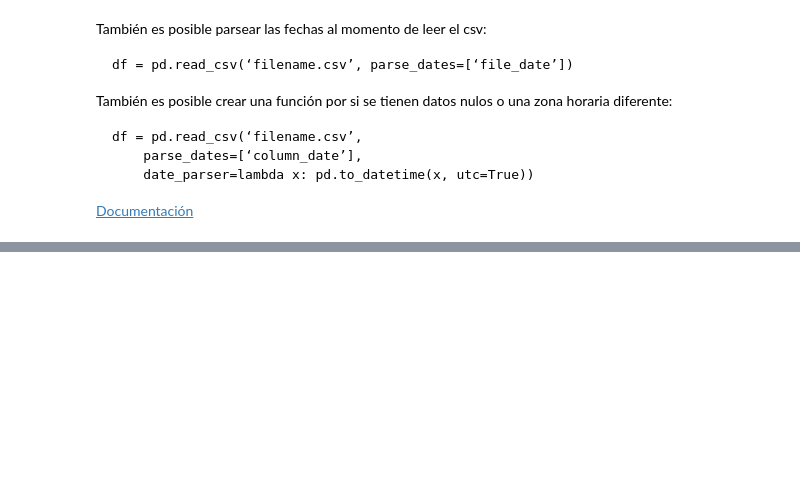
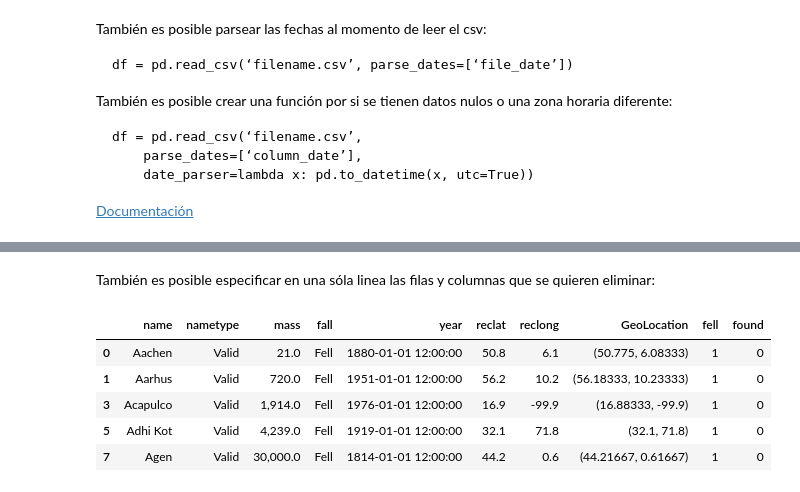
Before and after one commit to leanser16/Curso-analisis-de-datos-con-Pandas-y-Python, a Jupyter notebook: datatypes.ipynb, the cells around one changed output, grey strips where cells are left out. Cells and saved outputs as stored; diff of their text form; code cells hidden in the pictures; blank space fills up the shorter version.

Commit message:
Notebook Clase 11 Borrar filas, columnas y copiar información

```diff
--- a/datatypes.ipynb
+++ b/datatypes.ipynb
@@ -408,0 +446,11 @@ df = pd.read_csv(‘filename.csv’,
+# %% [markdown]
+También es posible especificar en una sóla linea las filas y columnas que se quieren eliminar:
+# %%
+df_meteorites.drop(columns=['id', 'recclass'], index=[2, 4, 6]).head()
+# %% [output]
+|  | name | nametype | mass | fall | year | reclat | reclong | GeoLocation | fell | found |
+| 0 | Aachen | Valid | 21.0 | Fell | 1880-01-01 12:00:00 | 50.8 | 6.1 | (50.775, 6.08333) | 1 | 0 |
+| 1 | Aarhus | Valid | 720.0 | Fell | 1951-01-01 12:00:00 | 56.2 | 10.2 | (56.18333, 10.23333) | 1 | 0 |
+| 3 | Acapulco | Valid | 1,914.0 | Fell | 1976-01-01 12:00:00 | 16.9 | -99.9 | (16.88333, -99.9) | 1 | 0 |
+| 5 | Adhi Kot | Valid | 4,239.0 | Fell | 1919-01-01 12:00:00 | 32.1 | 71.8 | (32.1, 71.8) | 1 | 0 |
+| 7 | Agen | Valid | 30,000.0 | Fell | 1814-01-01 12:00:00 | 44.2 | 0.6 | (44.21667, 0.61667) | 1 | 0 |
```
Also changed, not shown: parts of 7 cells of this notebook.
